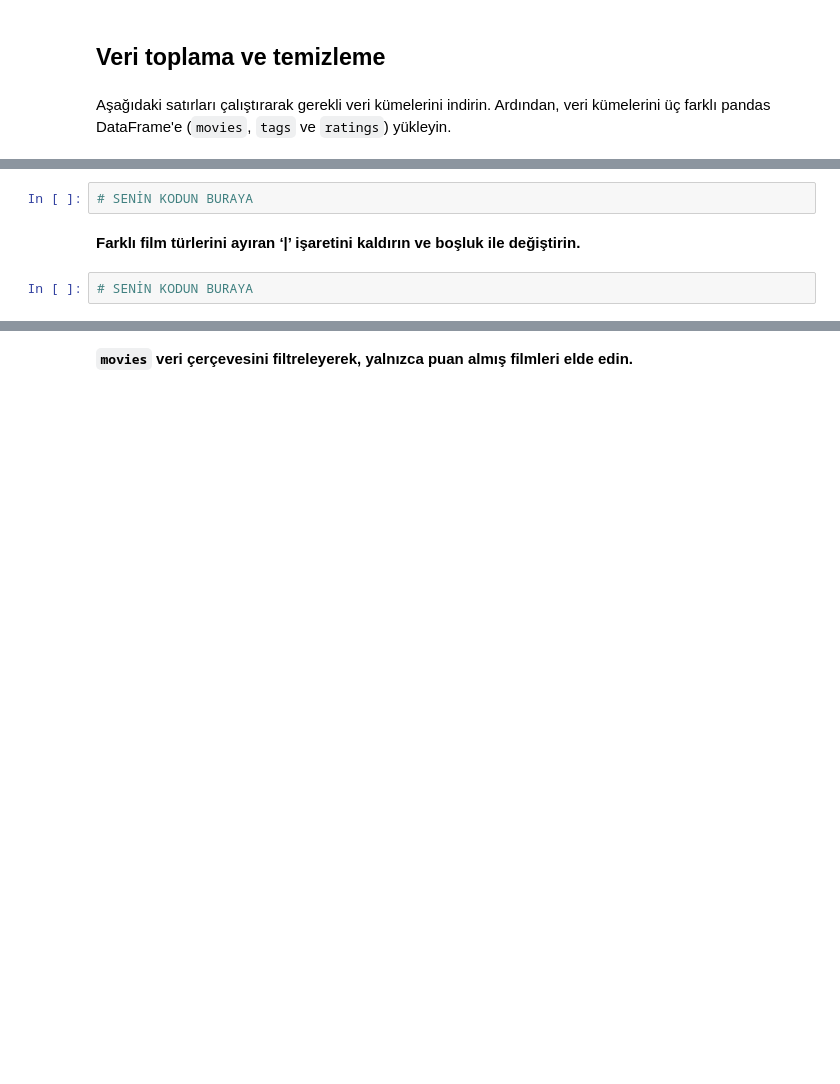
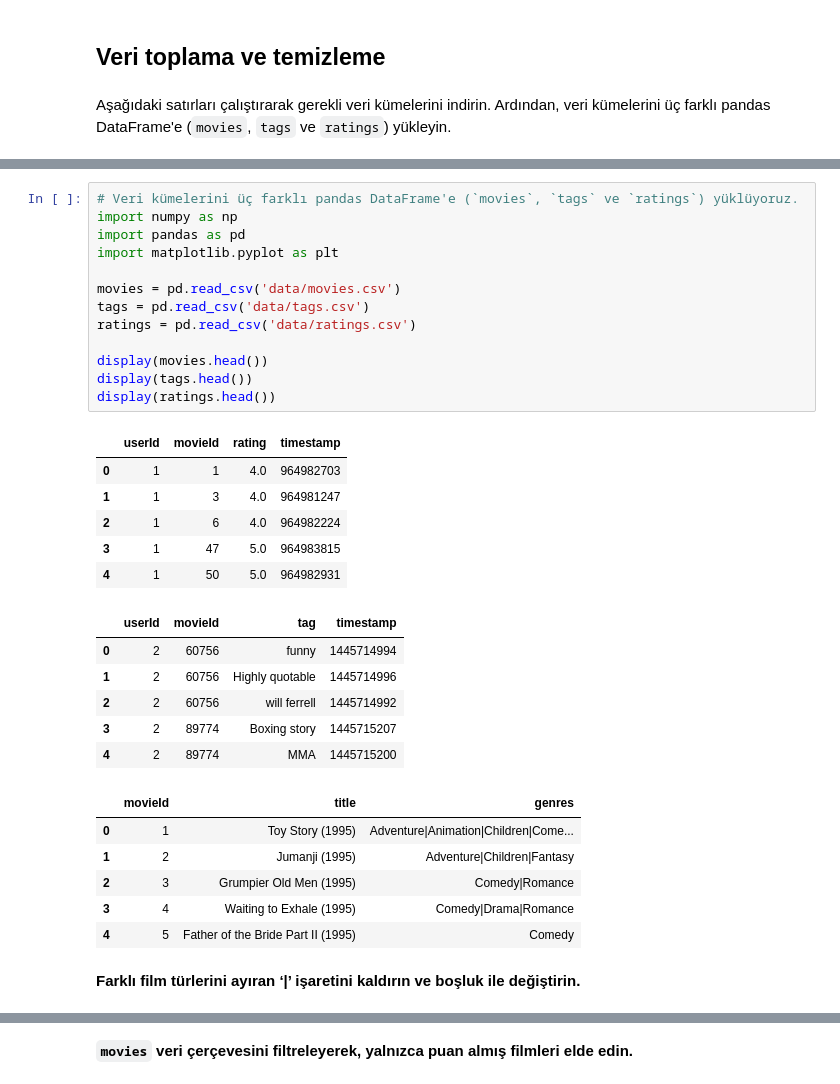
Before and after one commit to berkayturhan-boop/S17D3-S-data-movie-recommendation, a Jupyter notebook: recommender-system.ipynb, the cells around one changed output, grey strips where cells are left out. Cells and saved outputs as stored; diff of their text form; blank space fills up the shorter version.

```diff
--- a/recommender-system.ipynb
+++ b/recommender-system.ipynb
@@ -34,6 +44,34 @@ Aşağıdaki satırları çalıştırarak gerekli veri kümelerini indirin. Ard
-# %%
-# SENİN KODUN BURAYA
+# %%
+# Veri kümelerini üç farklı pandas DataFrame'e (`movies`, `tags` ve `ratings`) yüklüyoruz.
+import numpy as np
+import pandas as pd
+import matplotlib.pyplot as plt
+
+movies = pd.read_csv('data/movies.csv')
+tags = pd.read_csv('data/tags.csv')
+ratings = pd.read_csv('data/ratings.csv')
+
+display(movies.head())
+display(tags.head())
+display(ratings.head())
+# %% [output]
+|  | userId | movieId | rating | timestamp |
+| 0 | 1 | 1 | 4.0 | 964982703 |
+| 1 | 1 | 3 | 4.0 | 964981247 |
+| 2 | 1 | 6 | 4.0 | 964982224 |
+| 3 | 1 | 47 | 5.0 | 964983815 |
+| 4 | 1 | 50 | 5.0 | 964982931 |
+|  | userId | movieId | tag | timestamp |
+| 0 | 2 | 60756 | funny | 1445714994 |
+| 1 | 2 | 60756 | Highly quotable | 1445714996 |
+| 2 | 2 | 60756 | will ferrell | 1445714992 |
+| 3 | 2 | 89774 | Boxing story | 1445715207 |
+| 4 | 2 | 89774 | MMA | 1445715200 |
+|  | movieId | title | genres |
+| 0 | 1 | Toy Story (1995) | Adventure|Animation|Children|Come... |
+| 1 | 2 | Jumanji (1995) | Adventure|Children|Fantasy |
+| 2 | 3 | Grumpier Old Men (1995) | Comedy|Romance |
+| 3 | 4 | Waiting to Exhale (1995) | Comedy|Drama|Romance |
+| 4 | 5 | Father of the Bride Part II (1995) | Comedy |
 # %% [markdown]
 __Farklı film türlerini ayıran ‘|’ işaretini kaldırın ve boşluk ile değiştirin.__
-# %%
-# SENİN KODUN BURAYA
```
Also changed, not shown: parts of 43 cells of this notebook.
